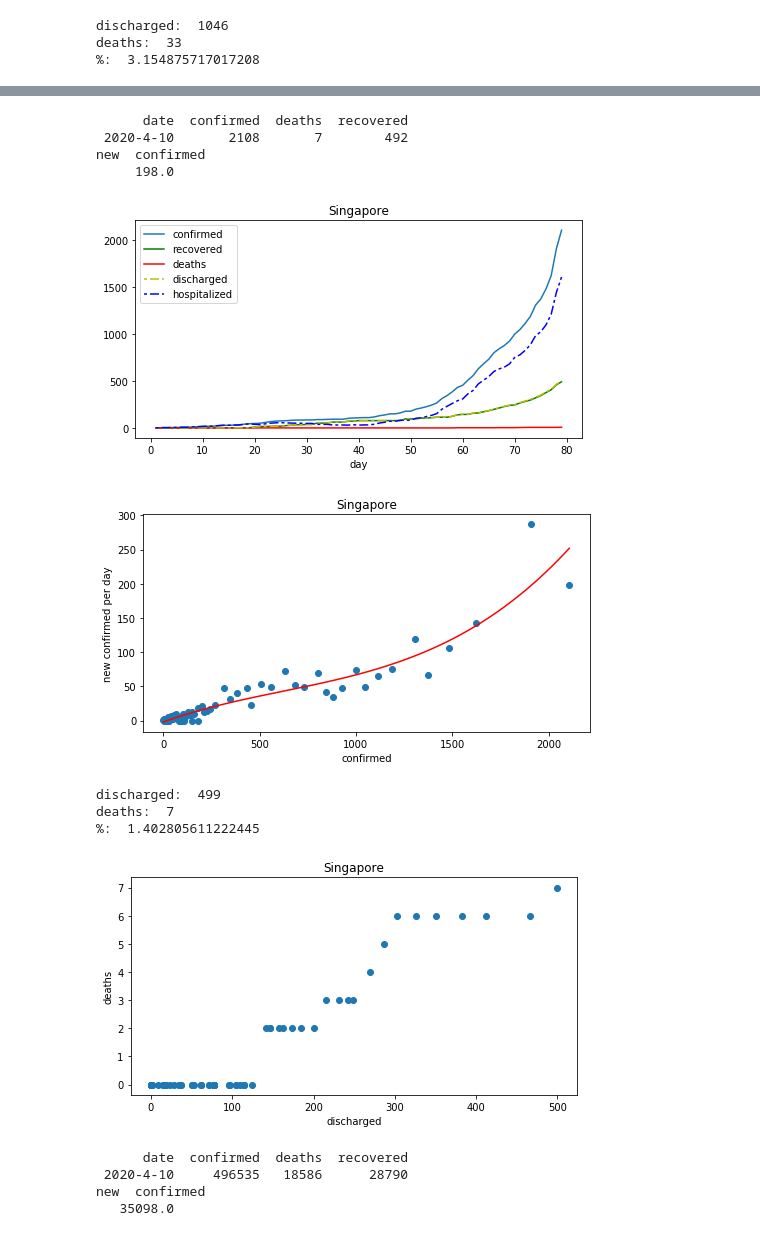
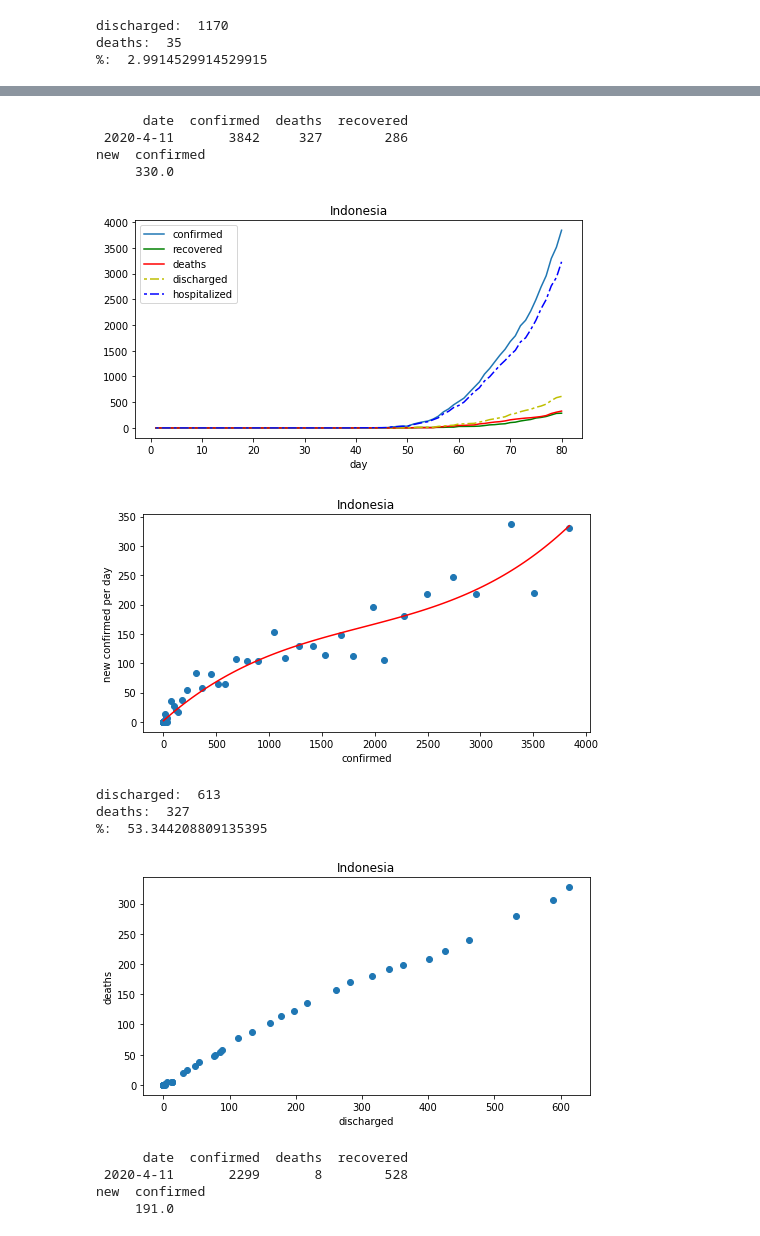
Before and after one commit to chartchuo/notebook, a Jupyter notebook: covid-19/covid-19-share.ipynb, the cells around one changed output, grey strips where cells are left out. Cells and saved outputs as stored; diff of their text form; code cells hidden in the pictures.

```diff
--- a/covid-19/covid-19-share.ipynb
+++ b/covid-19/covid-19-share.ipynb
@@ -46,3 +46,6 @@ def plot_country(country):
     plt.xlabel('discharged')
     plt.ylabel('deaths')
     plt.show()
+# %%
+for c in json.columns:
+    print(c)
@@ -49,5 +70,5 @@ def plot_country(country):
 # %%
-for c in ['Thailand','Singapore','US','China','Italy','Spain']:
+for c in ['Thailand','Indonesia','Singapore','US','China','Korea, South','Italy','Spain']:
     plot_country(c)
 # %% [output]
       date  confirmed  deaths  recovered
@@ -59,3 +80,3 @@ new  confirmed
-discharged:  1046
-deaths:  33
-%:  3.154875717017208
+discharged:  1170
+deaths:  35
+%:  2.9914529914529915
@@ -63,14 +84,14 @@ deaths:  33
       date  confirmed  deaths  recovered
- 2020-4-10       2108       7        492
+ 2020-4-11       3842     327        286
 new  confirmed
-     198.0
+     330.0
-[figure, old version]
+[figure, new version]
-[figure, old version]
+[figure, new version]
-discharged:  499
-deaths:  7
-%:  1.402805611222445
+discharged:  613
+deaths:  327
+%:  53.344208809135395
-[figure, old version]
+[figure, new version]
       date  confirmed  deaths  recovered
- 2020-4-10     496535   18586      28790
+ 2020-4-11       2299       8        528
 new  confirmed
-   35098.0
+     191.0
```
Also changed, not shown: parts of 2 cells of this notebook.
